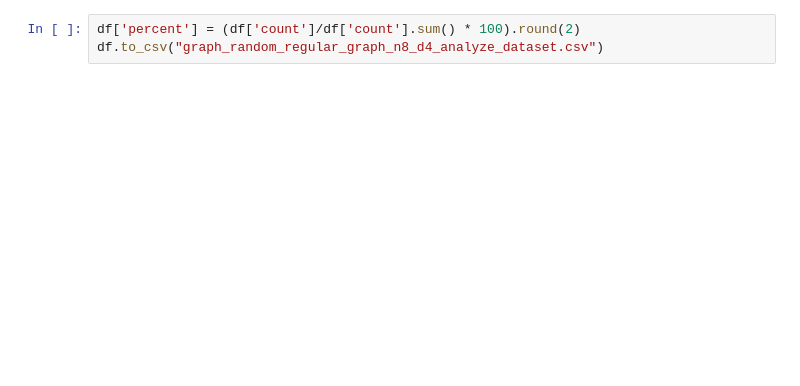
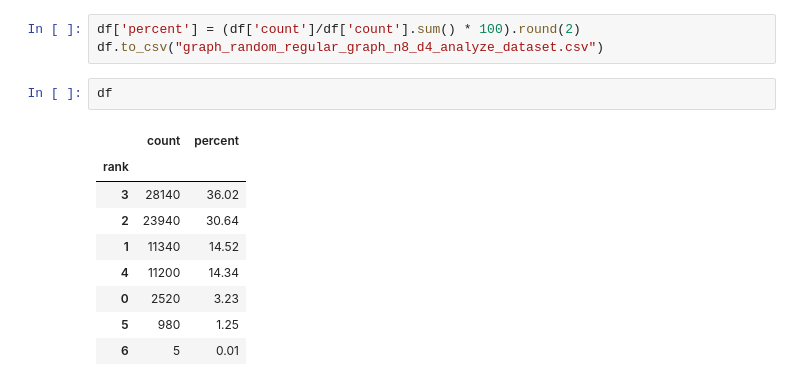
Before and after one commit to amitgaru2/cvf-python-gnn, a Jupyter notebook: gnn/v2/analyze_dataset.ipynb, the cells around one changed output. Drawn from its saved outputs; the diff is of its cells as text; blank space fills up the shorter version.

```diff
--- a/gnn/v2/analyze_dataset.ipynb
+++ b/gnn/v2/analyze_dataset.ipynb
@@ -29,3 +28,15 @@ df
 # %%
 df['percent'] = (df['count']/df['count'].sum() * 100).round(2)
 df.to_csv("graph_random_regular_graph_n8_d4_analyze_dataset.csv")
+# %%
+df
+# %% [output]
+|  | count | percent |
+| rank |  |  |
+| 3 | 28140 | 36.02 |
+| 2 | 23940 | 30.64 |
+| 1 | 11340 | 14.52 |
+| 4 | 11200 | 14.34 |
+| 0 | 2520 | 3.23 |
+| 5 | 980 | 1.25 |
+| 6 | 5 | 0.01 |
```
Also changed, not shown: parts of 1 cell of this notebook, 37 other files.
